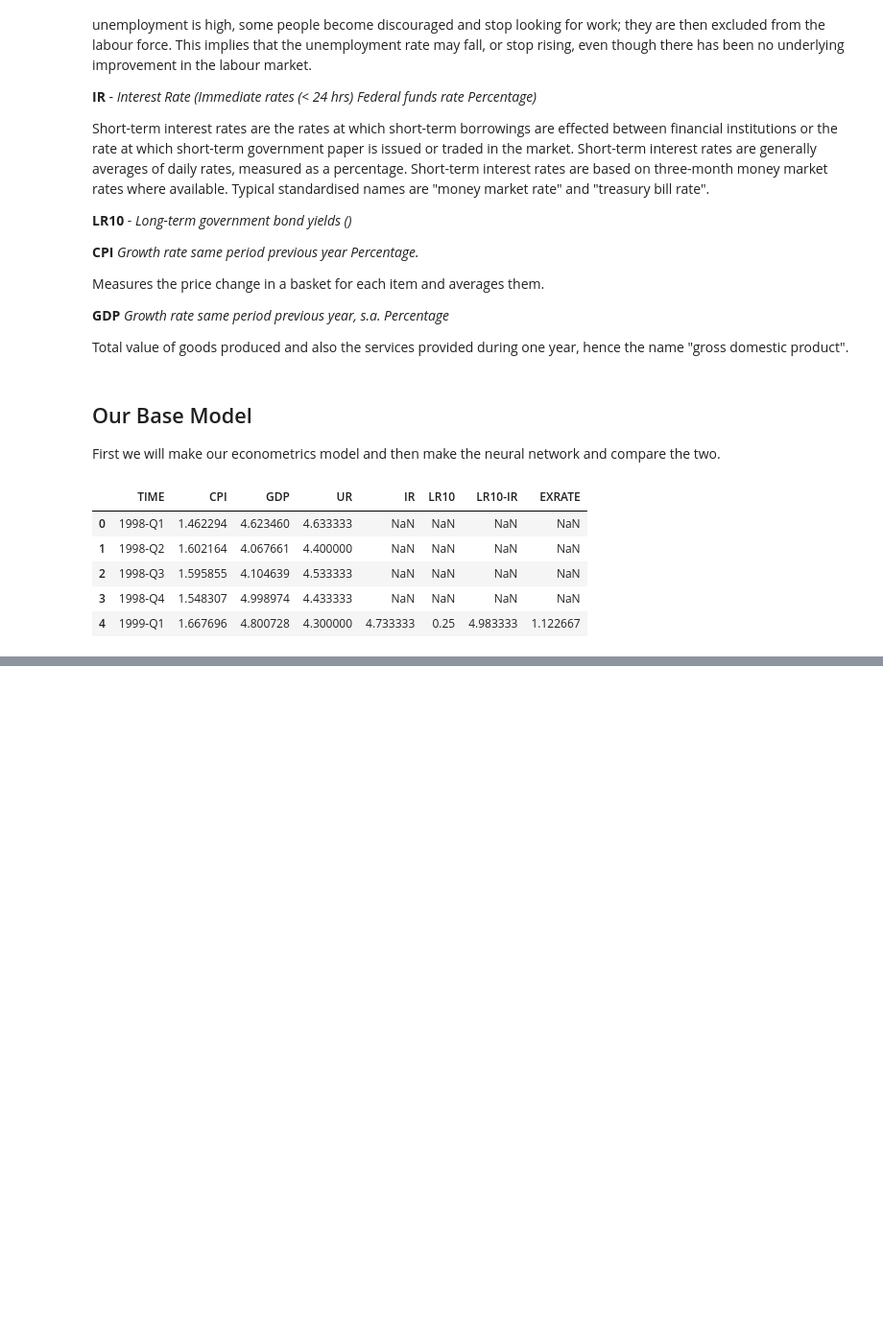
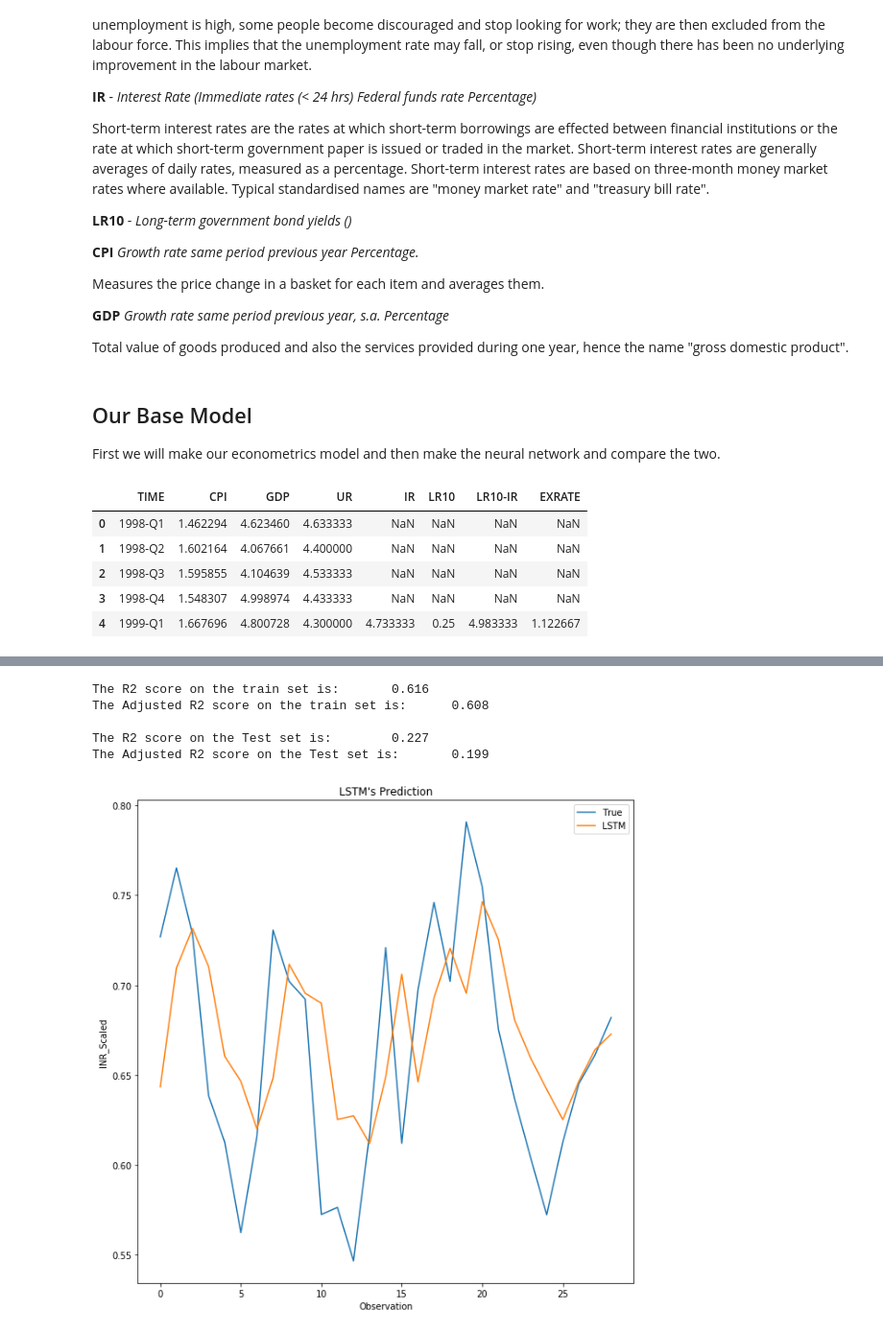
Before and after one commit to Glezzy/Mac-and-DNN, a Jupyter notebook: Project_predict_macroNN.ipynb, the cells around one changed output, grey strips where cells are left out. Shown at 96% size. Saved outputs shown, nothing was run; the diff lists cells and outputs as text; code cells hidden in the pictures; blank space fills up the shorter version.

Commit message:
First neural network

```diff
--- a/Project_predict_macroNN.ipynb
+++ b/Project_predict_macroNN.ipynb
@@ -165,0 +120,18 @@ NameError: name 'create_dataset' is not defined
+# %%
+X_train = train_sc[:-1]
+y_train = train_sc[1:]
+
+X_test = test_sc[:-1]
+y_test = test_sc[1:]
+# %%
+# process data for LSTM
+X_tr = X_train.reshape(X_train.shape[0], 1, X_train.shape[1])
+X_tst = X_test.reshape(X_test.shape[0], 1, X_test.shape[1])
+# %%
+# setup LSTM network
+model_lstm = Sequential()
+model_lstm.add(LSTM(7, input_shape=(1, X_train.shape[1]), activation='relu', kernel_initializer='TruncatedNormal', return_sequences=False))
+model_lstm.add(Dense(1))
+model_lstm.compile(loss='mse', optimizer='adam')
+early_stop = EarlyStopping(monitor='loss', patience=5, verbose=1)
+history_model_lstm = model_lstm.fit(X_tr, y_train, epochs=50, batch_size=2, verbose=1, shuffle=False)
@@ -165,0 +156,29 @@ NameError: name 'create_dataset' is not defined
+# %%
+# let's get our results
+y_pred_test_lstm = model_lstm.predict(X_tst)
+y_train_pred_lstm = model_lstm.predict(X_tr)
+print("The R2 score on the train set is:\t{:0.3f}".format(r2_score(y_train, y_train_pred_lstm)))
+
+r2_train = r2_score(y_train, y_train_pred_lstm)
+print("The Adjusted R2 score on the train set is:\t{:0.3f}\n".format(adj_r2_score(r2_train, X_train.shape[0], X_train.shape[1])))
+
+print("The R2 score on the Test set is:\t{:0.3f}".format(r2_score(y_test, y_pred_test_lstm)))
+
+r2_test = r2_score(y_test, y_pred_test_lstm)
+print("The Adjusted R2 score on the Test set is:\t{:0.3f}".format(adj_r2_score(r2_test, X_test.shape[0], X_test.shape[1])))
+# %% [output]
+The R2 score on the train set is:       0.616
+The Adjusted R2 score on the train set is:      0.608
+
+The R2 score on the Test set is:        0.227
+The Adjusted R2 score on the Test set is:       0.199
+# %%
+plt.plot(y_test, label='True')
+plt.plot(y_pred_test_lstm, label='LSTM')
+plt.title("LSTM's Prediction")
+plt.xlabel('Observation')
+plt.ylabel('INR_Scaled')
+plt.legend()
+plt.show()
+# %% [output]
+[figure, added]
```
Also changed, not shown: parts of 12 cells of this notebook.
